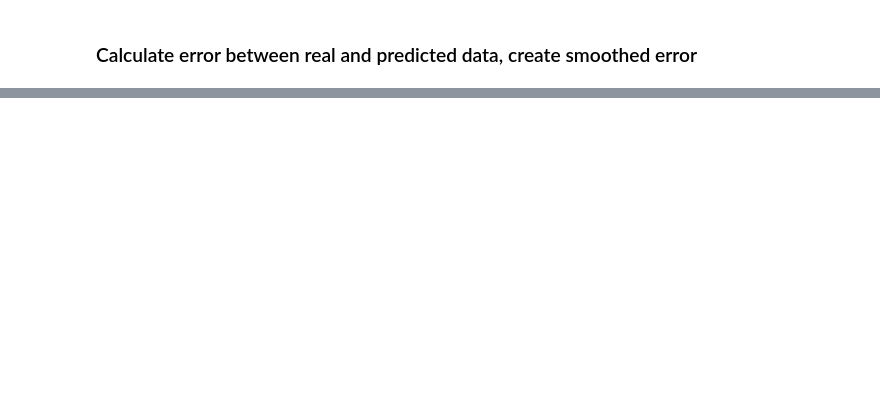
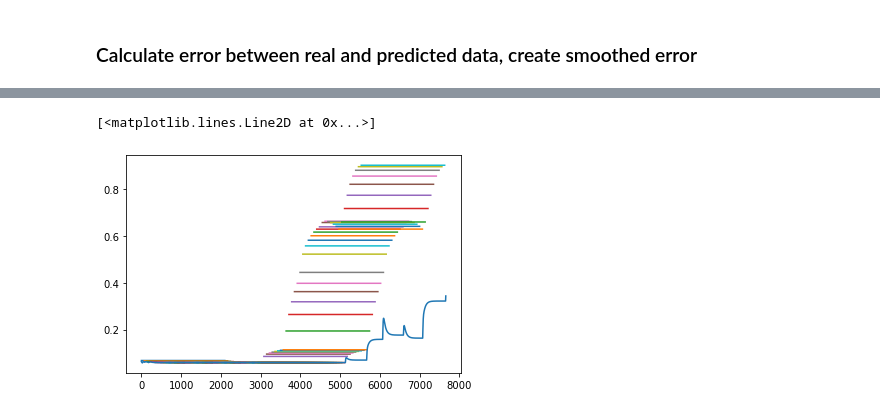
Before and after one commit to NorbertKlockiewicz/AnomalyDetection, a Jupyter notebook: Model.ipynb, the cells around one changed output, grey strips where cells are left out. Saved outputs shown, nothing was run; the diff lists cells and outputs as text; code cells hidden in the pictures; blank space fills up the shorter version.

```diff
--- a/Model.ipynb
+++ b/Model.ipynb
@@ -320,7 +315,7 @@ class Errors:
             idx = self.window_size * self.batch_size + prior_idx
 
             window = ErrorWindow(self.channel, self.e_s[prior_idx:idx], self.window_size, i)
-            self.epsilons.append(window.calculate_epsilon())
+            self.epsilons.append(((prior_idx, idx), window.calculate_epsilon()))
 # %%
 errors = Errors(new_channel)
 errors.detect_anomalies()
@@ -336,0 +332,7 @@ NameError: name 'plt' is not defined
+# %%
+for (start, end), thr in epsilons:
+    plt.plot([_ for _ in range(start, end)], [thr for _ in range(start, end)])
+plt.plot(errors.e_s)
+# %% [output]
+[<matplotlib.lines.Line2D at 0x...>]
+[figure, added]
```
Also changed, not shown: parts of 13 cells of this notebook.
